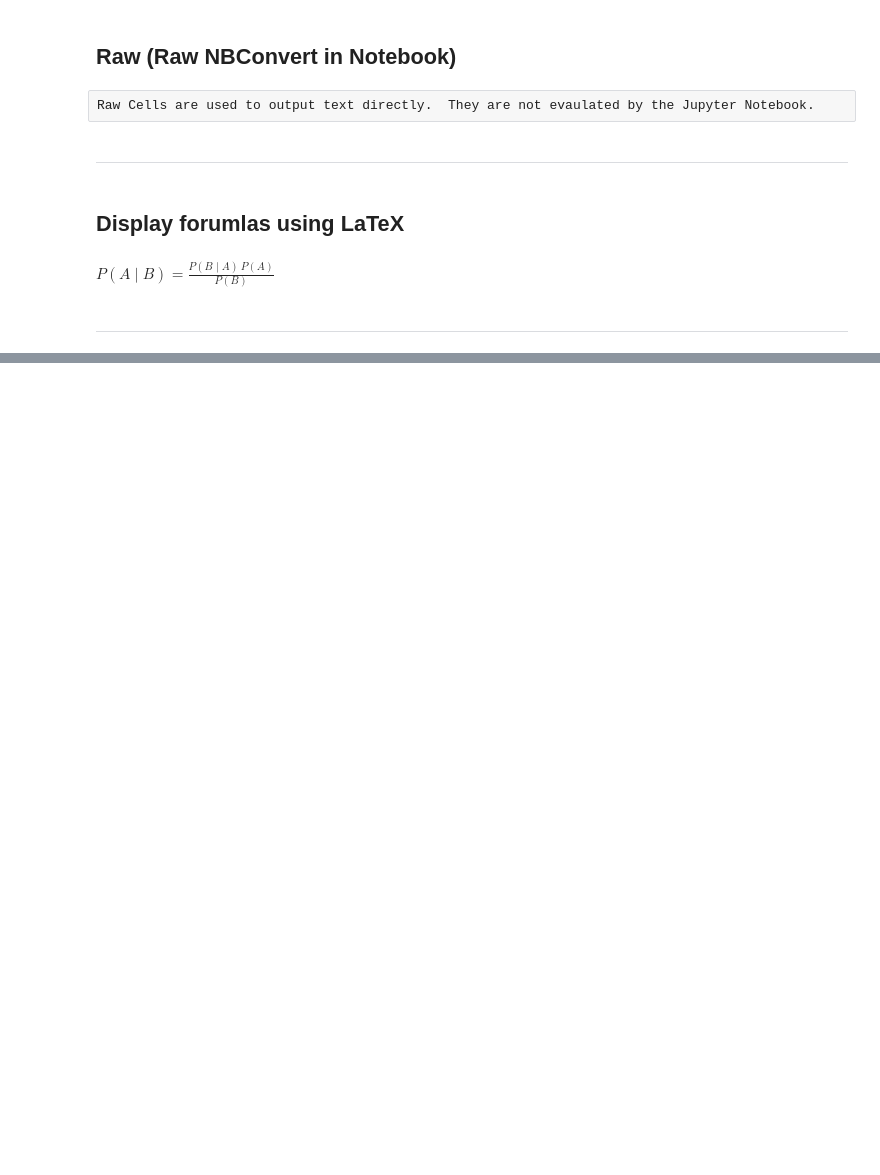
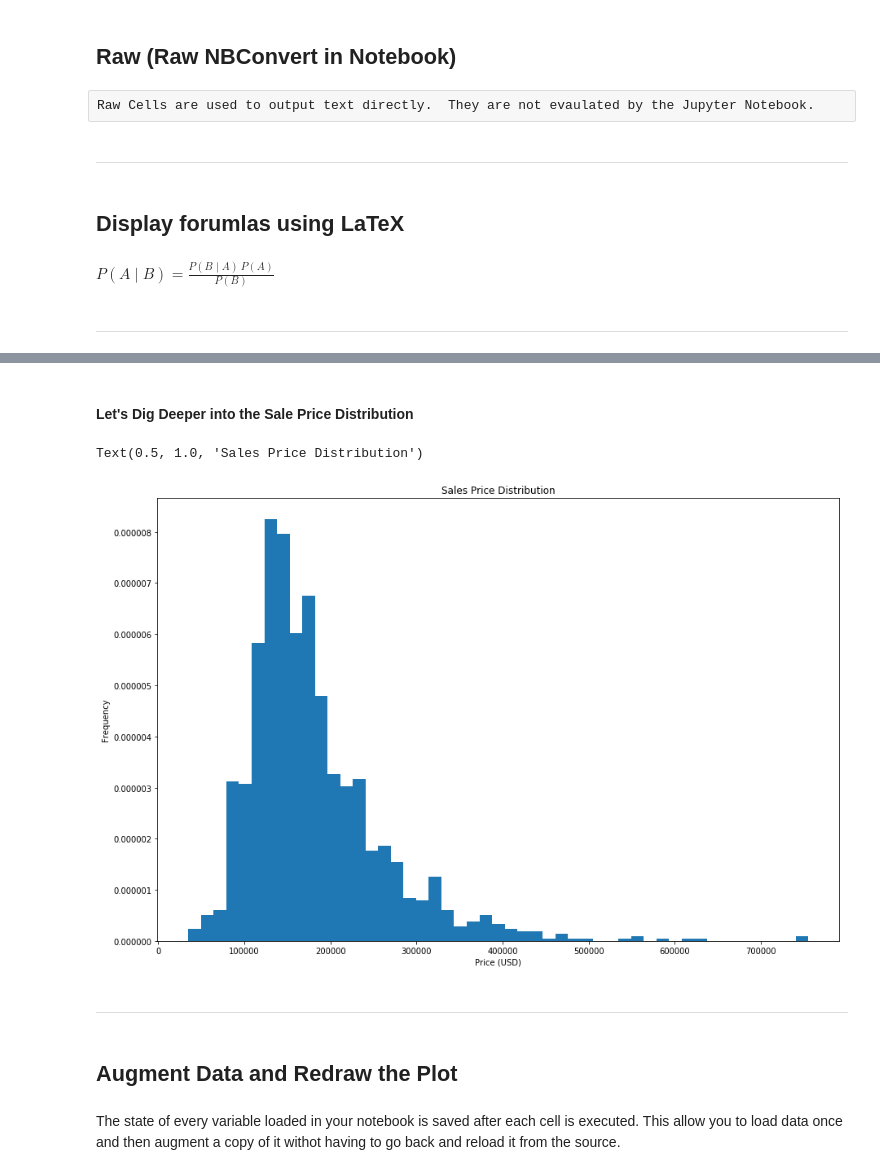
Before and after one commit to ryanbales/Jupyter-Notebooks-Overview, a Jupyter notebook: 1_Getting_Started.ipynb, the cells around one changed output, grey strips where cells are left out. Saved outputs shown, nothing was run; the diff lists cells and outputs as text; code cells hidden in the pictures; blank space fills up the shorter version.

```diff
--- a/1_Getting_Started.ipynb
+++ b/1_Getting_Started.ipynb
@@ -59,0 +85,17 @@ b = 1234
+# %% [markdown]
+#### Let's Dig Deeper into the Sale Price Distribution
+# %%
+plt.hist(data.SalePrice, "auto", density=True)
+plt.xlabel("Price (USD)")
+plt.ylabel("Frequency")
+plt.title("Sales Price Distribution")
+# %% [output]
+Text(0.5, 1.0, 'Sales Price Distribution')
+[figure, added]
+# %% [markdown]
+***
+# %% [markdown]
+## Augment Data and Redraw the Plot
+# %% [markdown]
+The state of every variable loaded in your notebook is saved after each cell is executed.
+This allow you to load data once and then augment a copy of it withot having to go back and reload it from the source.
```
Also changed, not shown: parts of 16 cells of this notebook, 4 other files.
